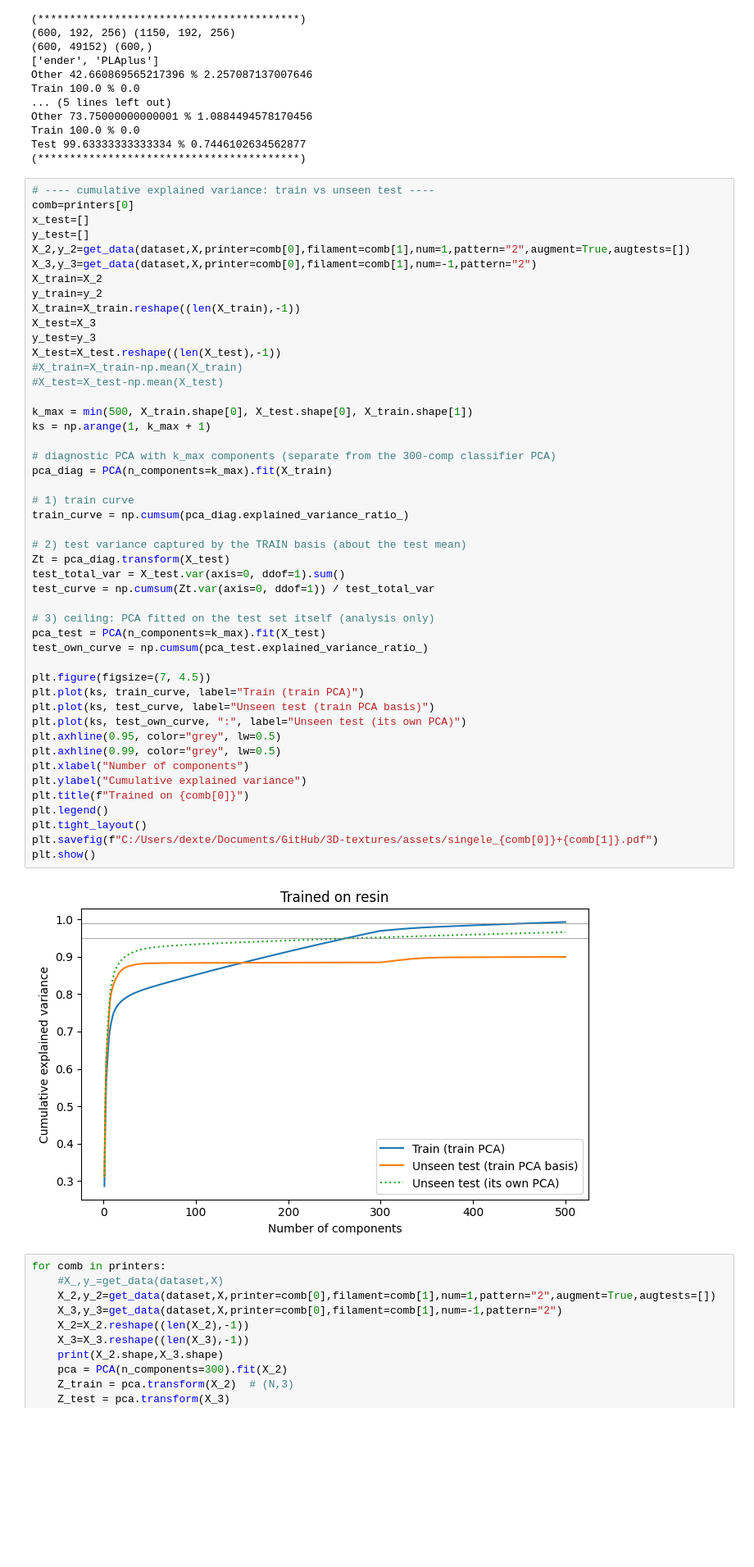
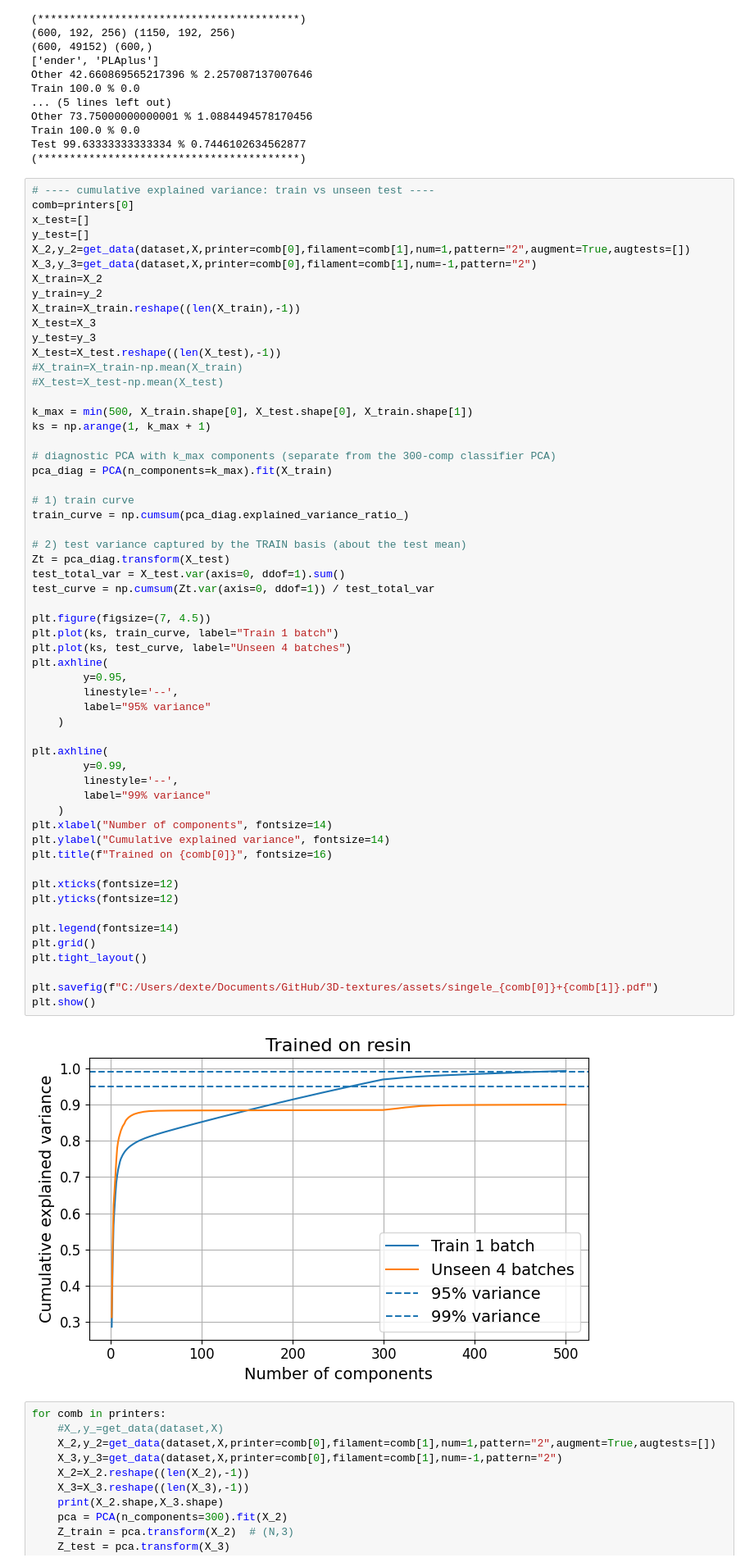
Before and after one commit to shepai/3D-textures, a Jupyter notebook: Experimental/classifiers.ipynb, the cells around one changed output. Shown at 82% size. Cells and saved outputs as stored; diff of their text form; blank space fills up the shorter version.

```diff
--- a/Experimental/classifiers.ipynb
+++ b/Experimental/classifiers.ipynb
@@ -229,47 +229,57 @@ y_test=[]
 X_2,y_2=get_data(dataset,X,printer=comb[0],filament=comb[1],num=1,pattern="2",augment=True,augtests=[])
 X_3,y_3=get_data(dataset,X,printer=comb[0],filament=comb[1],num=-1,pattern="2")
 X_train=X_2
 y_train=y_2
 X_train=X_train.reshape((len(X_train),-1))
 X_test=X_3
 y_test=y_3
 X_test=X_test.reshape((len(X_test),-1))
 #X_train=X_train-np.mean(X_train)
 #X_test=X_test-np.mean(X_test)
 
 k_max = min(500, X_train.shape[0], X_test.shape[0], X_train.shape[1])
 ks = np.arange(1, k_max + 1)
 
 # diagnostic PCA with k_max components (separate from the 300-comp classifier PCA)
 pca_diag = PCA(n_components=k_max).fit(X_train)
 
 # 1) train curve
 train_curve = np.cumsum(pca_diag.explained_variance_ratio_)
 
 # 2) test variance captured by the TRAIN basis (about the test mean)
 Zt = pca_diag.transform(X_test)
 test_total_var = X_test.var(axis=0, ddof=1).sum()
 test_curve = np.cumsum(Zt.var(axis=0, ddof=1)) / test_total_var
 
-# 3) ceiling: PCA fitted on the test set itself (analysis only)
-pca_test = PCA(n_components=k_max).fit(X_test)
-test_own_curve = np.cumsum(pca_test.explained_variance_ratio_)
+plt.figure(figsize=(7, 4.5))
+plt.plot(ks, train_curve, label="Train 1 batch")
+plt.plot(ks, test_curve, label="Unseen 4 batches")
+plt.axhline(
+        y=0.95,
+        linestyle='--',
+        label="95% variance"
+    )
 
-plt.figure(figsize=(7, 4.5))
-plt.plot(ks, train_curve, label="Train (train PCA)")
-plt.plot(ks, test_curve, label="Unseen test (train PCA basis)")
-plt.plot(ks, test_own_curve, ":", label="Unseen test (its own PCA)")
-plt.axhline(0.95, color="grey", lw=0.5)
-plt.axhline(0.99, color="grey", lw=0.5)
-plt.xlabel("Number of components")
-plt.ylabel("Cumulative explained variance")
-plt.title(f"Trained on {comb[0]}")
-plt.legend()
+plt.axhline(
+        y=0.99,
+        linestyle='--',
+        label="99% variance"
+    )
+plt.xlabel("Number of components", fontsize=14)
+plt.ylabel("Cumulative explained variance", fontsize=14)
+plt.title(f"Trained on {comb[0]}", fontsize=16)
+
+plt.xticks(fontsize=12)
+plt.yticks(fontsize=12)
+
+plt.legend(fontsize=14)
+plt.grid()
 plt.tight_layout()
+
 plt.savefig(f"C:/Users/dexte/Documents/GitHub/3D-textures/assets/singele_{comb[0]}+{comb[1]}.pdf")
 plt.show()
 # %% [output]
-[figure, old version]
+[figure, new version]
 # %%
 for comb in printers:
     #X_,y_=get_data(dataset,X)
```
Also changed, not shown: parts of 5 cells of this notebook, 7 other files.
